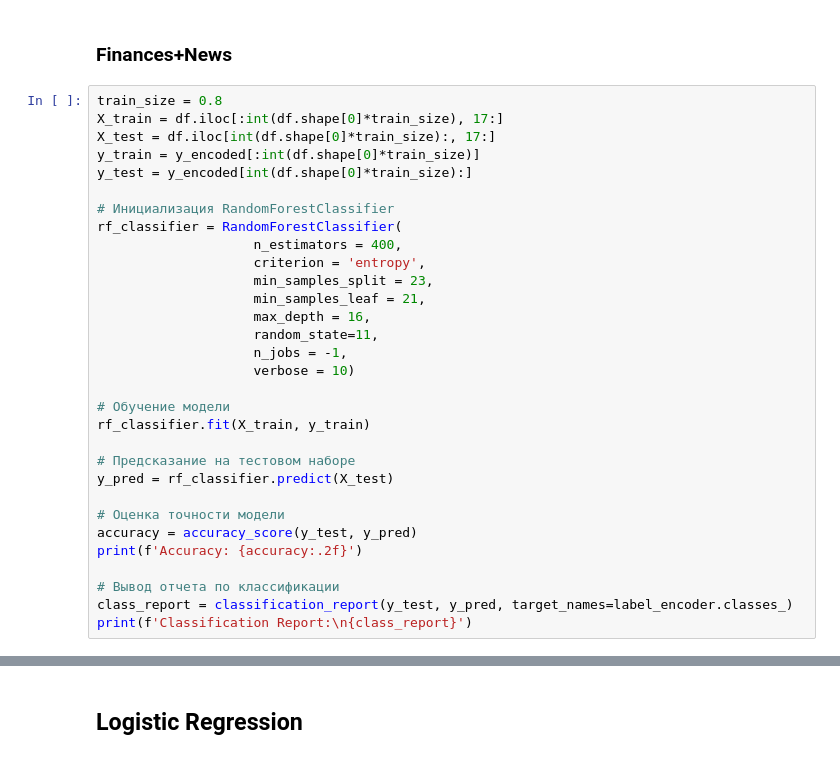
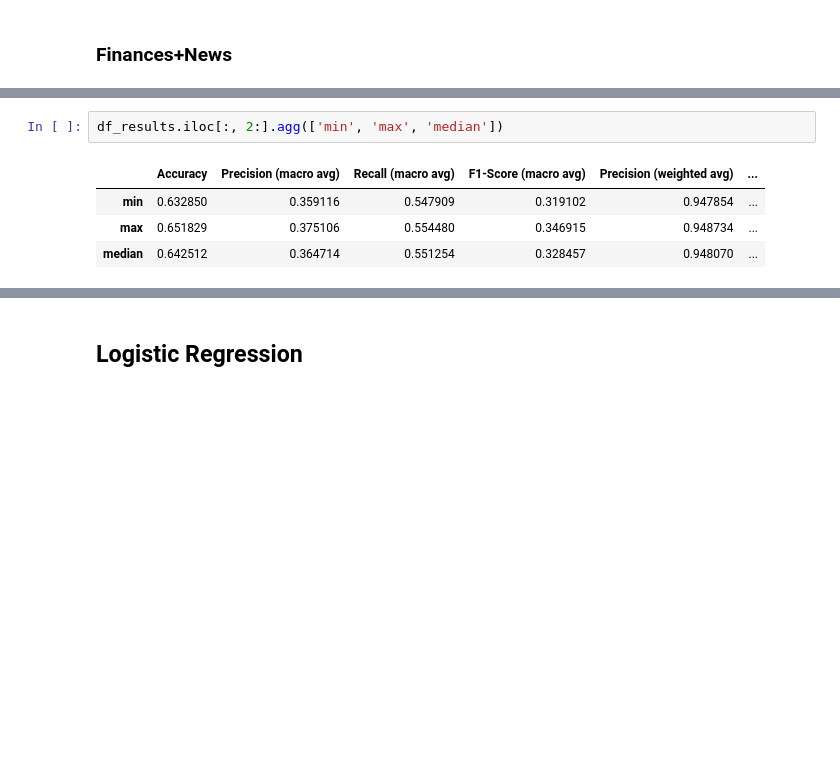
Before and after one commit to ReAlex1902/stock-trend-pred, a Jupyter notebook: modeling_v2.ipynb, the cells around one changed output, grey strips where cells are left out. Drawn from its saved outputs; the diff is of its cells as text; blank space fills up the shorter version.

```diff
--- a/modeling_v2.ipynb
+++ b/modeling_v2.ipynb
@@ -655,33 +661,2 @@ plt.show()
 # %% [markdown]
 ### Finances+News
-# %%
-train_size = 0.8
-X_train = df.iloc[:int(df.shape[0]*train_size), 17:]
-X_test = df.iloc[int(df.shape[0]*train_size):, 17:]
-y_train = y_encoded[:int(df.shape[0]*train_size)]
-y_test = y_encoded[int(df.shape[0]*train_size):]
-
-# Инициализация RandomForestClassifier
-rf_classifier = RandomForestClassifier(
-                    n_estimators = 400,
-                    criterion = 'entropy',
-                    min_samples_split = 23,
-                    min_samples_leaf = 21,
-                    max_depth = 16,
-                    random_state=11,
-                    n_jobs = -1,
-                    verbose = 10)
-
-# Обучение модели
-rf_classifier.fit(X_train, y_train)
-
-# Предсказание на тестовом наборе
-y_pred = rf_classifier.predict(X_test)
-
-# Оценка точности модели
-accuracy = accuracy_score(y_test, y_pred)
-print(f'Accuracy: {accuracy:.2f}')
-
-# Вывод отчета по классификации
-class_report = classification_report(y_test, y_pred, target_names=label_encoder.classes_)
-print(f'Classification Report:\n{class_report}')
@@ -725,3 +737,10 @@ building tree 29 of 400
+# %%
+df_results.iloc[:, 2:].agg(['min', 'max', 'median'])
+# %% [output]
+|  | Accuracy | Precision (macro avg) | Recall (macro avg) | F1-Score (macro avg) | Precision (weighted avg) | ... |
+| min | 0.632850 | 0.359116 | 0.547909 | 0.319102 | 0.947854 | ... |
+| max | 0.651829 | 0.375106 | 0.554480 | 0.346915 | 0.948734 | ... |
+| median | 0.642512 | 0.364714 | 0.551254 | 0.328457 | 0.948070 | ... |
 # %%
 import matplotlib.pyplot as plt
 
```
Also changed, not shown: parts of 15 cells of this notebook.
